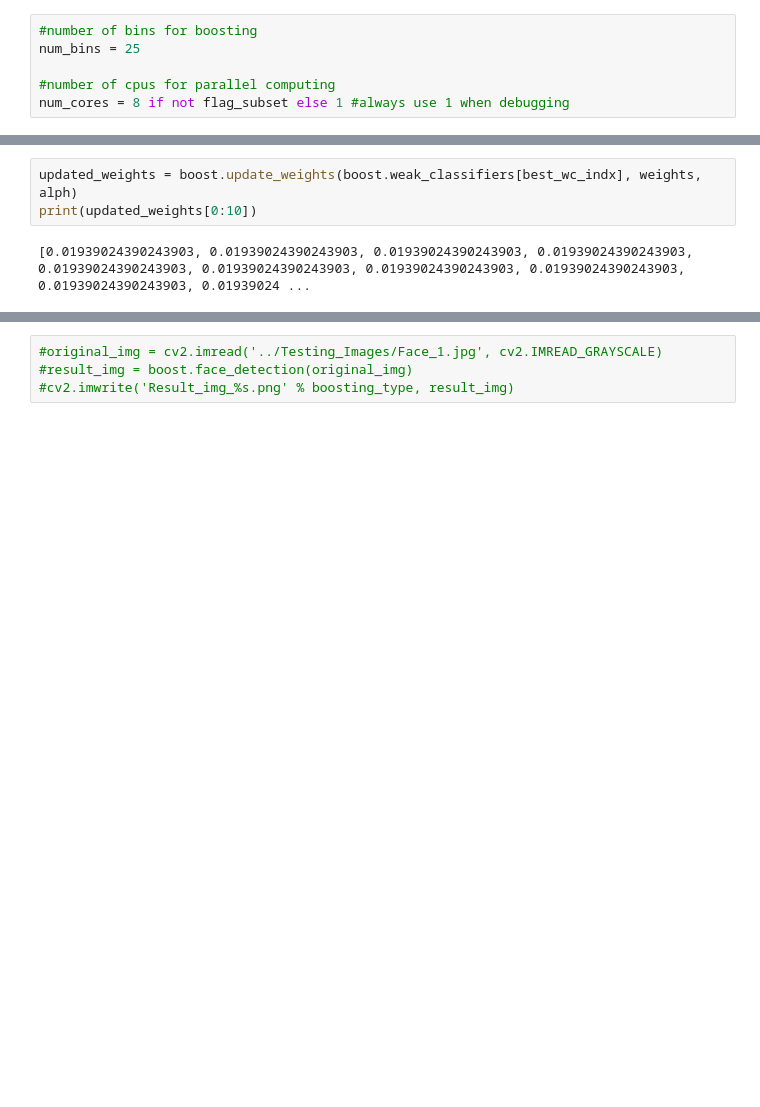
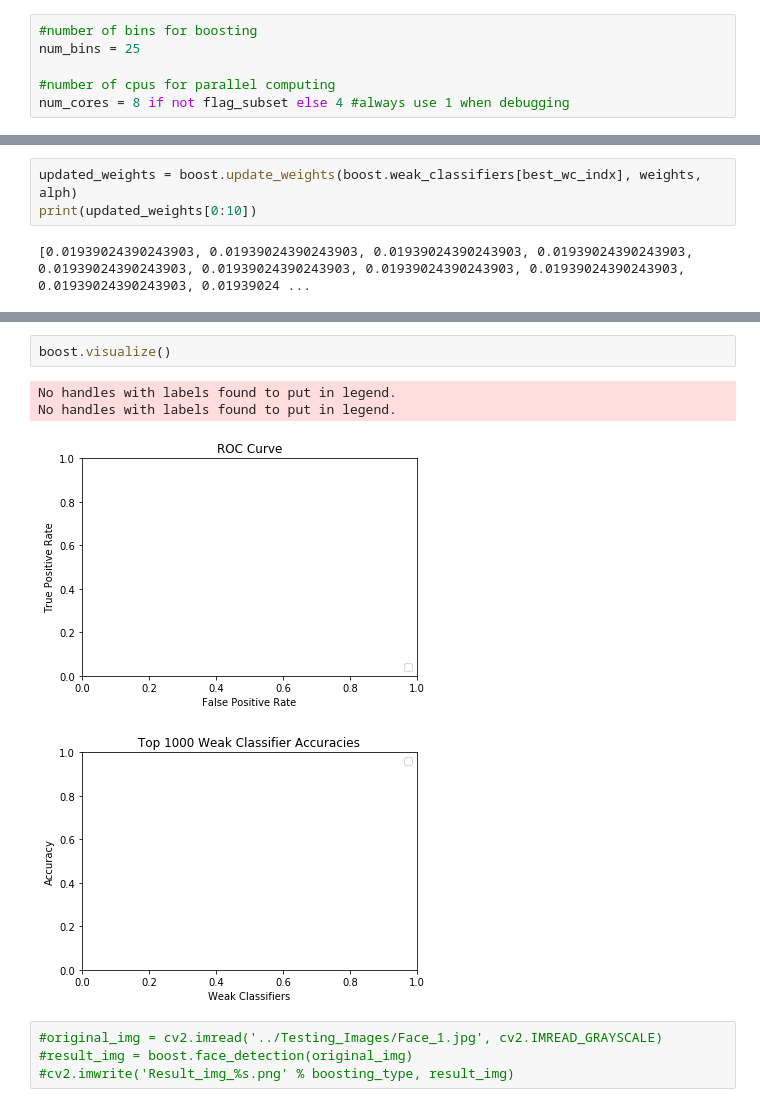
Before and after one commit to stacyste/Stat231Project2, a Jupyter notebook: project_2_code_sstacy.ipynb, the cells around one changed output, grey strips where cells are left out. Cells and saved outputs as stored; diff of their text form; blank space fills up the shorter version.

Commit message:
working training boosting classifier, no visualization

```diff
--- a/project_2_code_sstacy.ipynb
+++ b/project_2_code_sstacy.ipynb
@@ -27,7 +27,7 @@ Load in 200 images, 100 faces, 100 non-faces
 num_bins = 25
 
 #number of cpus for parallel computing
-num_cores = 8 if not flag_subset else 1 #always use 1 when debugging
+num_cores = 8 if not flag_subset else 4 #always use 1 when debugging
 # %%
 #create Haar filters
 filters = generate_Haar_filters(4, 4, 16, 16, image_w, image_h, flag_subset)
@@ -146,3 +185,10 @@ chosenWeakClassifiers = boost.train(chosen_wc_cache_dir)
+# %%
+boost.visualize()
+# %% [output]
+No handles with labels found to put in legend.
+No handles with labels found to put in legend.
+[figure, added]
+[figure, added]
 # %%
 #original_img = cv2.imread('../Testing_Images/Face_1.jpg', cv2.IMREAD_GRAYSCALE)
 #result_img = boost.face_detection(original_img)
```
Also changed, not shown: parts of 6 cells of this notebook, 3 other files.
